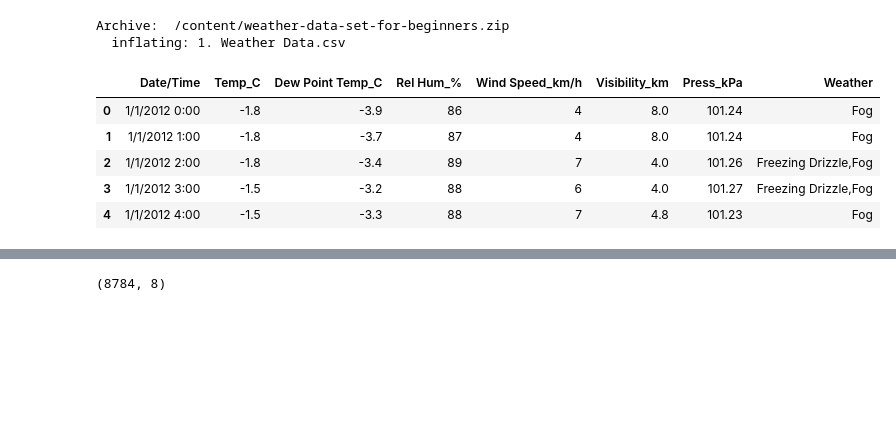
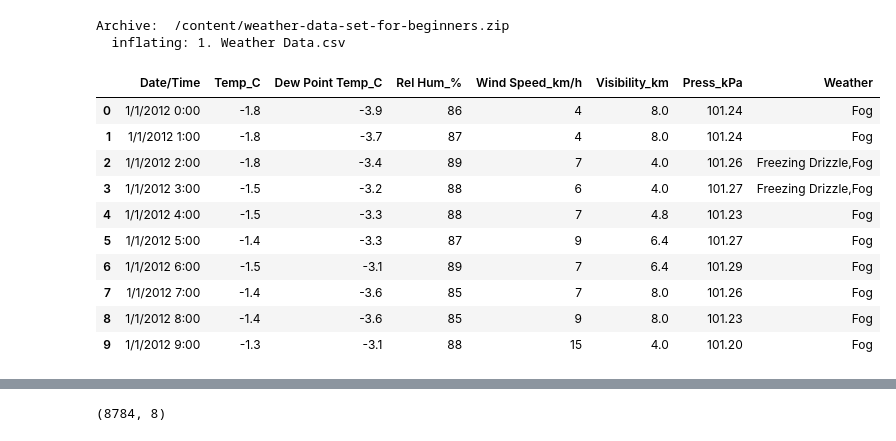
Before and after one commit to Kenethoriga/DataOpsKit, a Jupyter notebook: Week_1_Challenge_Weather_Data_Set_for_beginners.ipynb, the cells around one changed output, grey strips where cells are left out. Saved outputs shown, nothing was run; the diff lists cells and outputs as text; code cells hidden in the pictures; blank space fills up the shorter version.

```diff
--- a/Week_1_Challenge_Weather_Data_Set_for_beginners.ipynb
+++ b/Week_1_Challenge_Weather_Data_Set_for_beginners.ipynb
@@ -43,12 +43,17 @@ import numpy as np
 # %%
 data = pd.read_csv("1. Weather Data.csv")
 # %%
-data.head()
+data.head(10)
 # %% [output]
 |  | Date/Time | Temp_C | Dew Point Temp_C | Rel Hum_% | Wind Speed_km/h | Visibility_km | Press_kPa | Weather |
 | 0 | 1/1/2012 0:00 | -1.8 | -3.9 | 86 | 4 | 8.0 | 101.24 | Fog |
 | 1 | 1/1/2012 1:00 | -1.8 | -3.7 | 87 | 4 | 8.0 | 101.24 | Fog |
 | 2 | 1/1/2012 2:00 | -1.8 | -3.4 | 89 | 7 | 4.0 | 101.26 | Freezing Drizzle,Fog |
 | 3 | 1/1/2012 3:00 | -1.5 | -3.2 | 88 | 6 | 4.0 | 101.27 | Freezing Drizzle,Fog |
 | 4 | 1/1/2012 4:00 | -1.5 | -3.3 | 88 | 7 | 4.8 | 101.23 | Fog |
+| 5 | 1/1/2012 5:00 | -1.4 | -3.3 | 87 | 9 | 6.4 | 101.27 | Fog |
+| 6 | 1/1/2012 6:00 | -1.5 | -3.1 | 89 | 7 | 6.4 | 101.29 | Fog |
+| 7 | 1/1/2012 7:00 | -1.4 | -3.6 | 85 | 7 | 8.0 | 101.26 | Fog |
+| 8 | 1/1/2012 8:00 | -1.4 | -3.6 | 85 | 9 | 8.0 | 101.23 | Fog |
+| 9 | 1/1/2012 9:00 | -1.3 | -3.1 | 88 | 15 | 4.0 | 101.20 | Fog |
 # %%
```
Also changed, not shown: parts of 12 cells of this notebook.
